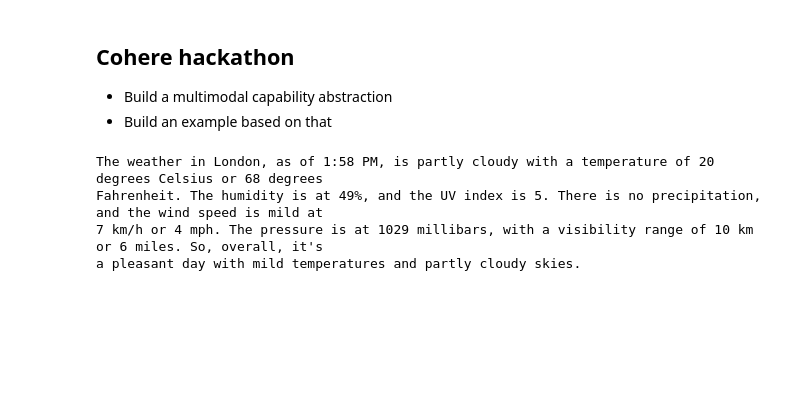
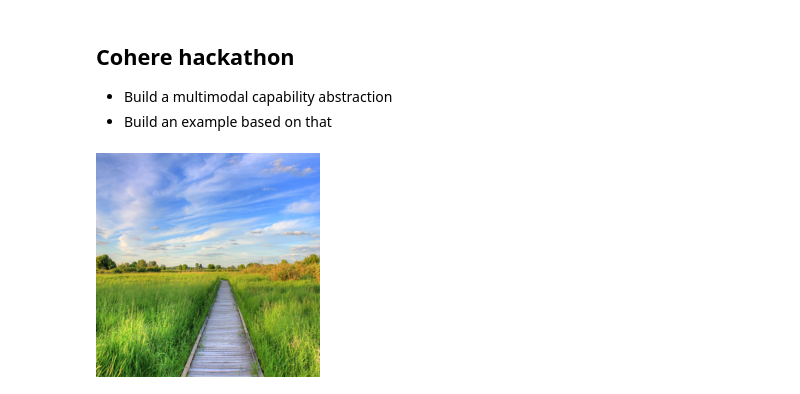
Before and after one commit to aniketmaurya/agents, a Jupyter notebook: examples/cohere.ipynb, the cells around one changed output. Cells and saved outputs as stored; diff of their text form; code cells hidden in the pictures; blank space fills up the shorter version.

```diff
--- a/examples/cohere.ipynb
+++ b/examples/cohere.ipynb
@@ -23,28 +24,7 @@ llm.bind_tools([get_current_weather, wikipedia_search, image_inspector])
-# %%
-messages = [
-    {
-        "role": "system",
-        "content": "You are a helpful assistant that has access to tools. Use the tools only if you don't have answers."
-    },
-    {"role":"user", "content":"how is the weather in London today?"}
-]
-
-output = llm.chat_completion(messages)
-
-if need_tool_use(output):
-    tool_results = llm.run_tool(output)
-    tool_results[0]["role"] = "assistant"
-
-    updated_messages = messages + tool_results
-    updated_messages = updated_messages + [{"role":"system", "content": "Do not use any tools now."},
-                                           {"role": "user", "content": "Think step by step and answer my question based on the above context."}
-                                          ]
-    output = llm.chat_completion(updated_messages)
-
-print(output.choices[0].message.content)
-# %% [output]
-The weather in London, as of 1:58 PM, is partly cloudy with a temperature of 20 degrees Celsius or 68 degrees
-Fahrenheit. The humidity is at 49%, and the UV index is 5. There is no precipitation, and the wind speed is mild at
-7 km/h or 4 mph. The pressure is at 1029 millibars, with a visibility range of 10 km or 6 miles. So, overall, it's
-a pleasant day with mild temperatures and partly cloudy skies.
+# %%
+# Download https://upload.wikimedia.org/wikipedia/commons/thumb/d/dd/Gfp-wisconsin-madison-the-nature-boardwalk.jpg/2560px-Gfp-wisconsin-madison-the-nature-boardwalk.jpg
+image_path = "example.jpg"
+Image.open(image_path).resize((224,224))
+# %% [output]
+[figure, added]
 # %%
```
Also changed, not shown: parts of 7 cells of this notebook, 9 other files.
